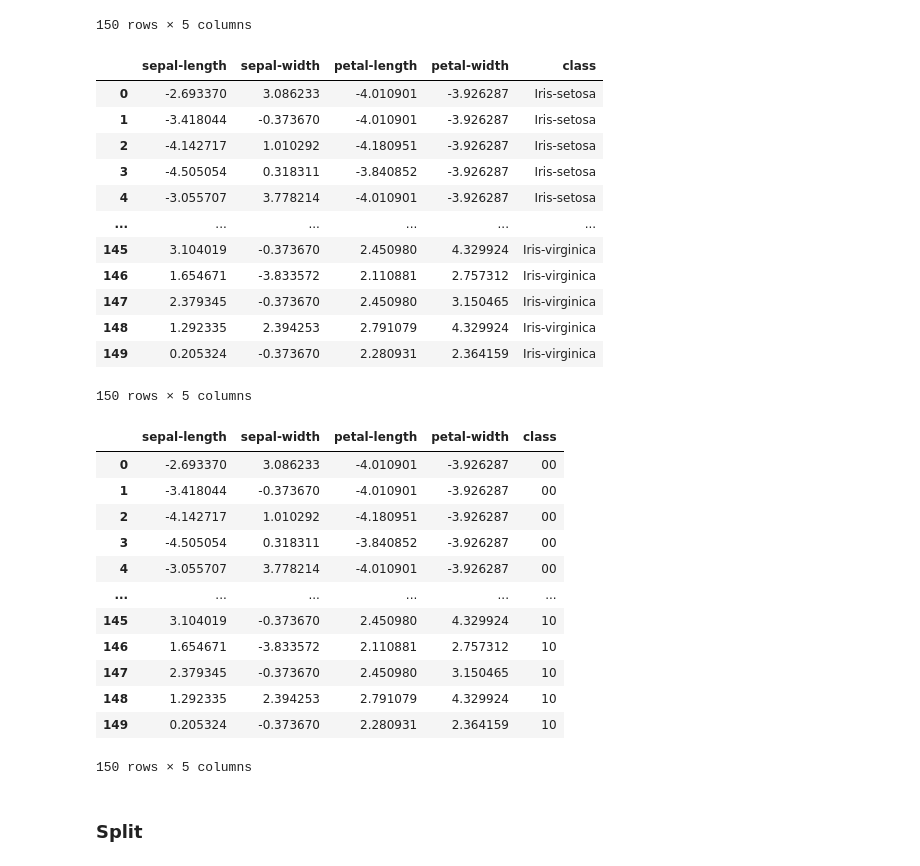
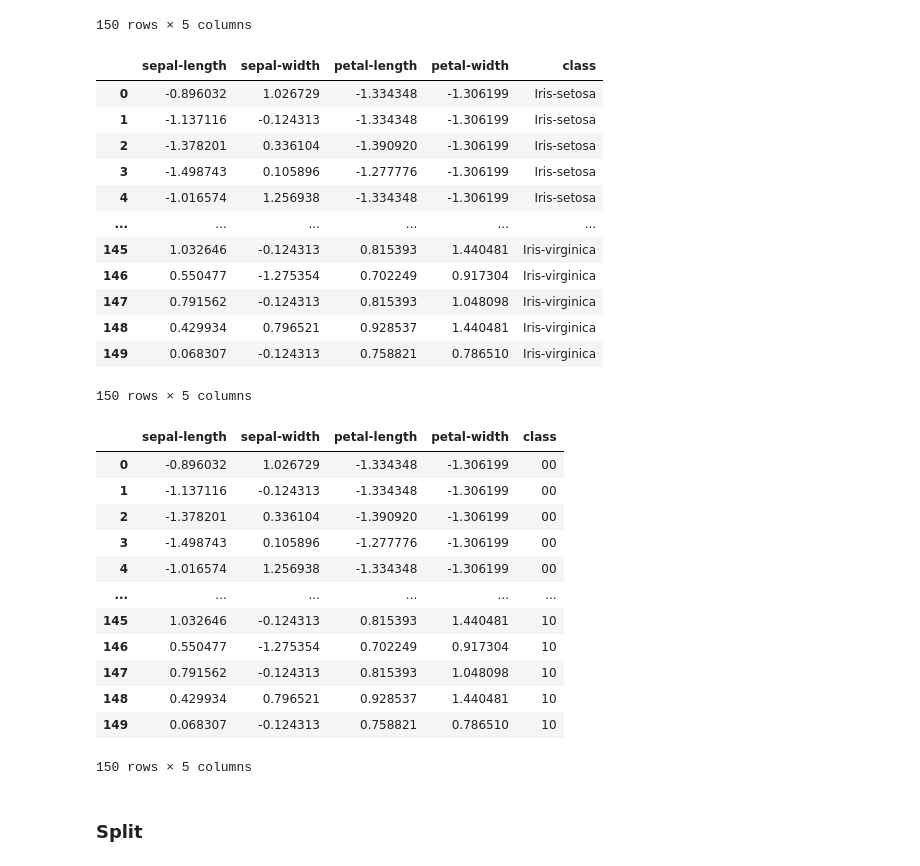
Before and after one commit to GemCarr/QML, a Jupyter notebook: qml.ipynb, the cells around one changed output. Saved outputs shown, nothing was run; the diff lists cells and outputs as text; code cells hidden in the pictures.

```diff
--- a/qml.ipynb
+++ b/qml.ipynb
@@ -151,29 +150,30 @@ df
 150 rows × 5 columns
 # %%
 alpha = 0.1
-eps = 0.01
-d = 4
-q = qFactor(eps, d)
+#eps = 0.01
+#d = 4
+#q = qFactor(eps, d)
+q = 3
 
 attributes = df.columns[:-1]
 
 for x in attributes:
     df[x] = rescaleFeature(df[x], alpha, q)
 
 df
 # %% [output]
 |  | sepal-length | sepal-width | petal-length | petal-width | class |
-| 0 | -2.693370 | 3.086233 | -4.010901 | -3.926287 | Iris-setosa |
-| 1 | -3.418044 | -0.373670 | -4.010901 | -3.926287 | Iris-setosa |
-| 2 | -4.142717 | 1.010292 | -4.180951 | -3.926287 | Iris-setosa |
-| 3 | -4.505054 | 0.318311 | -3.840852 | -3.926287 | Iris-setosa |
-| 4 | -3.055707 | 3.778214 | -4.010901 | -3.926287 | Iris-setosa |
+| 0 | -0.896032 | 1.026729 | -1.334348 | -1.306199 | Iris-setosa |
+| 1 | -1.137116 | -0.124313 | -1.334348 | -1.306199 | Iris-setosa |
+| 2 | -1.378201 | 0.336104 | -1.390920 | -1.306199 | Iris-setosa |
+| 3 | -1.498743 | 0.105896 | -1.277776 | -1.306199 | Iris-setosa |
+| 4 | -1.016574 | 1.256938 | -1.334348 | -1.306199 | Iris-setosa |
 | ... | ... | ... | ... | ... | ... |
-| 145 | 3.104019 | -0.373670 | 2.450980 | 4.329924 | Iris-virginica |
-| 146 | 1.654671 | -3.833572 | 2.110881 | 2.757312 | Iris-virginica |
-| 147 | 2.379345 | -0.373670 | 2.450980 | 3.150465 | Iris-virginica |
-| 148 | 1.292335 | 2.394253 | 2.791079 | 4.329924 | Iris-virginica |
-| 149 | 0.205324 | -0.373670 | 2.280931 | 2.364159 | Iris-virginica |
+| 145 | 1.032646 | -0.124313 | 0.815393 | 1.440481 | Iris-virginica |
+| 146 | 0.550477 | -1.275354 | 0.702249 | 0.917304 | Iris-virginica |
+| 147 | 0.791562 | -0.124313 | 0.815393 | 1.048098 | Iris-virginica |
+| 148 | 0.429934 | 0.796521 | 0.928537 | 1.440481 | Iris-virginica |
+| 149 | 0.068307 | -0.124313 | 0.758821 | 0.786510 | Iris-virginica |
 150 rows × 5 columns
 # %%
 diconvert = {
@@ -187,17 +187,17 @@ df = df.replace({"class": diconvert})
 df
 # %% [output]
 |  | sepal-length | sepal-width | petal-length | petal-width | class |
-| 0 | -2.693370 | 3.086233 | -4.010901 | -3.926287 | 00 |
-| 1 | -3.418044 | -0.373670 | -4.010901 | -3.926287 | 00 |
-| 2 | -4.142717 | 1.010292 | -4.180951 | -3.926287 | 00 |
-| 3 | -4.505054 | 0.318311 | -3.840852 | -3.926287 | 00 |
-| 4 | -3.055707 | 3.778214 | -4.010901 | -3.926287 | 00 |
+| 0 | -0.896032 | 1.026729 | -1.334348 | -1.306199 | 00 |
+| 1 | -1.137116 | -0.124313 | -1.334348 | -1.306199 | 00 |
+| 2 | -1.378201 | 0.336104 | -1.390920 | -1.306199 | 00 |
+| 3 | -1.498743 | 0.105896 | -1.277776 | -1.306199 | 00 |
+| 4 | -1.016574 | 1.256938 | -1.334348 | -1.306199 | 00 |
 | ... | ... | ... | ... | ... | ... |
-| 145 | 3.104019 | -0.373670 | 2.450980 | 4.329924 | 10 |
-| 146 | 1.654671 | -3.833572 | 2.110881 | 2.757312 | 10 |
-| 147 | 2.379345 | -0.373670 | 2.450980 | 3.150465 | 10 |
-| 148 | 1.292335 | 2.394253 | 2.791079 | 4.329924 | 10 |
-| 149 | 0.205324 | -0.373670 | 2.280931 | 2.364159 | 10 |
+| 145 | 1.032646 | -0.124313 | 0.815393 | 1.440481 | 10 |
+| 146 | 0.550477 | -1.275354 | 0.702249 | 0.917304 | 10 |
+| 147 | 0.791562 | -0.124313 | 0.815393 | 1.048098 | 10 |
+| 148 | 0.429934 | 0.796521 | 0.928537 | 1.440481 | 10 |
+| 149 | 0.068307 | -0.124313 | 0.758821 | 0.786510 | 10 |
 150 rows × 5 columns
 # %%
 X = df[attributes].values
```
Also changed, not shown: parts of 31 cells of this notebook.
